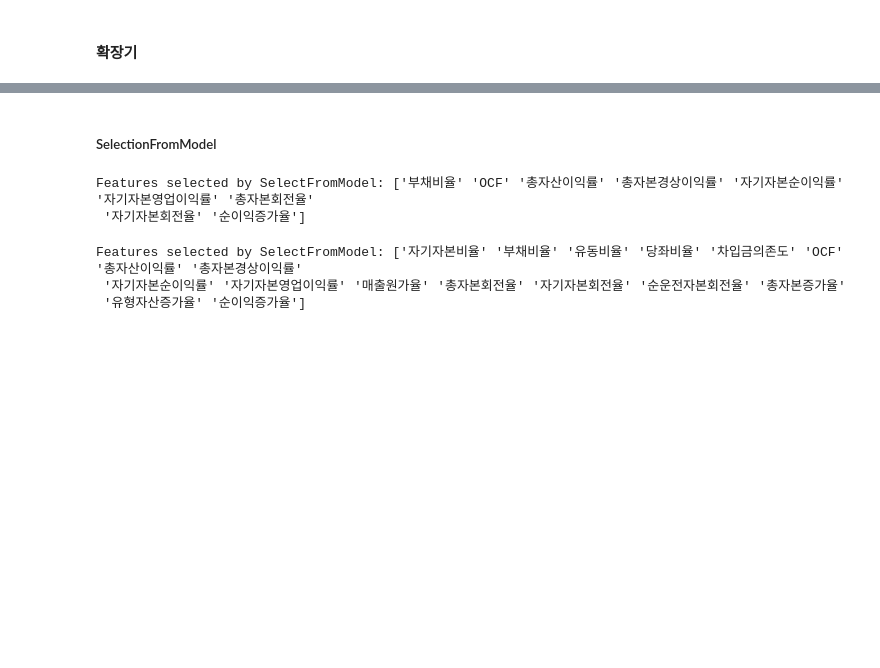
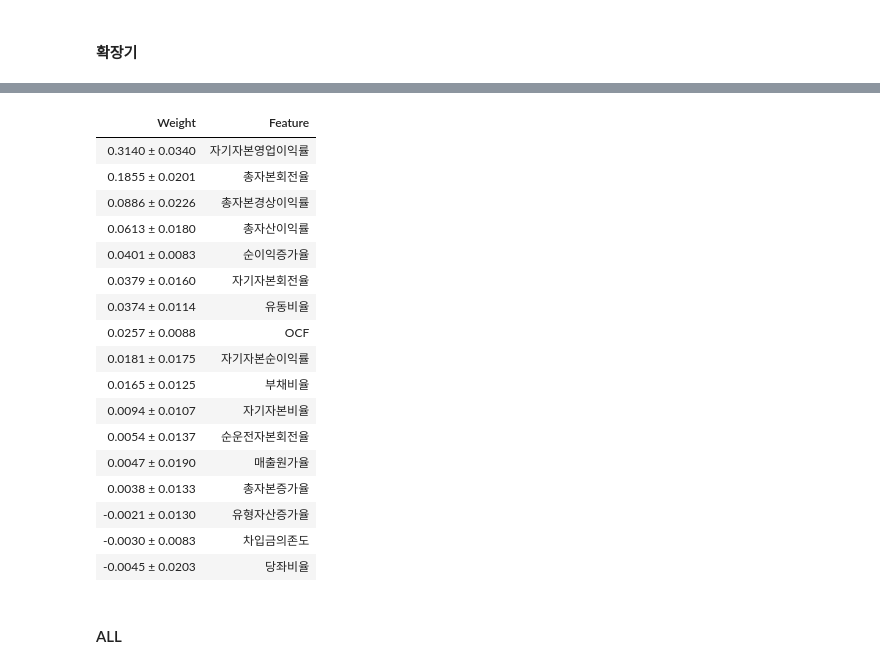
Before and after one commit to skynnn/TAVE-Prediction-Model-for-Insolvent-Companies, a Jupyter notebook: feature_selection.ipynb, the cells around one changed output, grey strips where cells are left out. Drawn from its saved outputs; the diff is of its cells as text; code cells hidden in the pictures; blank space fills up the shorter version.

Commit message:
Feat: feature selection 완료

```diff
--- a/feature_selection.ipynb
+++ b/feature_selection.ipynb
@@ -31,5 +29,3 @@ def data(df):
     X_train, X_test, y_train, y_test = train_test_split(features, target, random_state=121, stratify=target, test_size=0.2)
 
     return X_train, X_test, y_train, y_test
-# %%
-X_train, X_test, y_train, y_test = data(df_good)
@@ -52,2 +91,17 @@ X_train
+# %%
+def pi(df):
+    import eli5
+    from eli5.sklearn import PermutationImportance
+
+    import xgboost
+    from xgboost import XGBClassifier
+    from sklearn import metrics
+
+    X_train, X_test, y_train, y_test = data(df)
+
+    xgb = XGBClassifier(random_state = 121).fit(X_train, y_train)
+
+    perm = PermutationImportance(xgb, scoring = "f1", random_state = 42).fit(X_test, y_test)
+    return eli5.show_weights(perm, top = 80, feature_names = X_test.columns.tolist())
 # %% [markdown]
 #### 확장기
@@ -80,2 +182,23 @@ Features selected by SelectFromModel: ['유동비율' 'OCF' '총자본경상이
+# %%
+pi(df_bad)
+# %% [output]
+| Weight | Feature |
+| 0.3140 ± 0.0340 | 자기자본영업이익률 |
+| 0.1855 ± 0.0201 | 총자본회전율 |
+| 0.0886 ± 0.0226 | 총자본경상이익률 |
+| 0.0613 ± 0.0180 | 총자산이익률 |
+| 0.0401 ± 0.0083 | 순이익증가율 |
+| 0.0379 ± 0.0160 | 자기자본회전율 |
+| 0.0374 ± 0.0114 | 유동비율 |
+| 0.0257 ± 0.0088 | OCF |
+| 0.0181 ± 0.0175 | 자기자본순이익률 |
+| 0.0165 ± 0.0125 | 부채비율 |
+| 0.0094 ± 0.0107 | 자기자본비율 |
+| 0.0054 ± 0.0137 | 순운전자본회전율 |
+| 0.0047 ± 0.0190 | 매출원가율 |
+| 0.0038 ± 0.0133 | 총자본증가율 |
+| -0.0021 ± 0.0130 | 유형자산증가율 |
+| -0.0030 ± 0.0083 | 차입금의존도 |
+| -0.0045 ± 0.0203 | 당좌비율 |
 # %% [markdown]
-##### SelectionFromModel
+#### ALL
@@ -92,17 +204,0 @@ sfm_rf = sfm_rf.fit(X_train, y_train)
-# %%
-feature_names = np.array(X_train.columns)
-print("Features selected by SelectFromModel: "
-      f"{feature_names[sfm_rf.get_support()]}")
-# %% [output]
-Features selected by SelectFromModel: ['부채비율' 'OCF' '총자산이익률' '총자본경상이익률' '자기자본순이익률' '자기자본영업이익률' '총자본회전율'
- '자기자본회전율' '순이익증가율']
-# %%
-sfm_lasso = SelectFromModel(LassoCV(), threshold='median').fit(X_train, y_train)
-
-feature_names = np.array(X_train.columns)
-print("Features selected by SelectFromModel: "
-      f"{feature_names[sfm_lasso.get_support()]}")
-# %% [output]
-Features selected by SelectFromModel: ['자기자본비율' '부채비율' '유동비율' '당좌비율' '차입금의존도' 'OCF' '총자산이익률' '총자본경상이익률'
- '자기자본순이익률' '자기자본영업이익률' '매출원가율' '총자본회전율' '자기자본회전율' '순운전자본회전율' '총자본증가율'
- '유형자산증가율' '순이익증가율']
```
Also changed, not shown: parts of 31 cells of this notebook.
